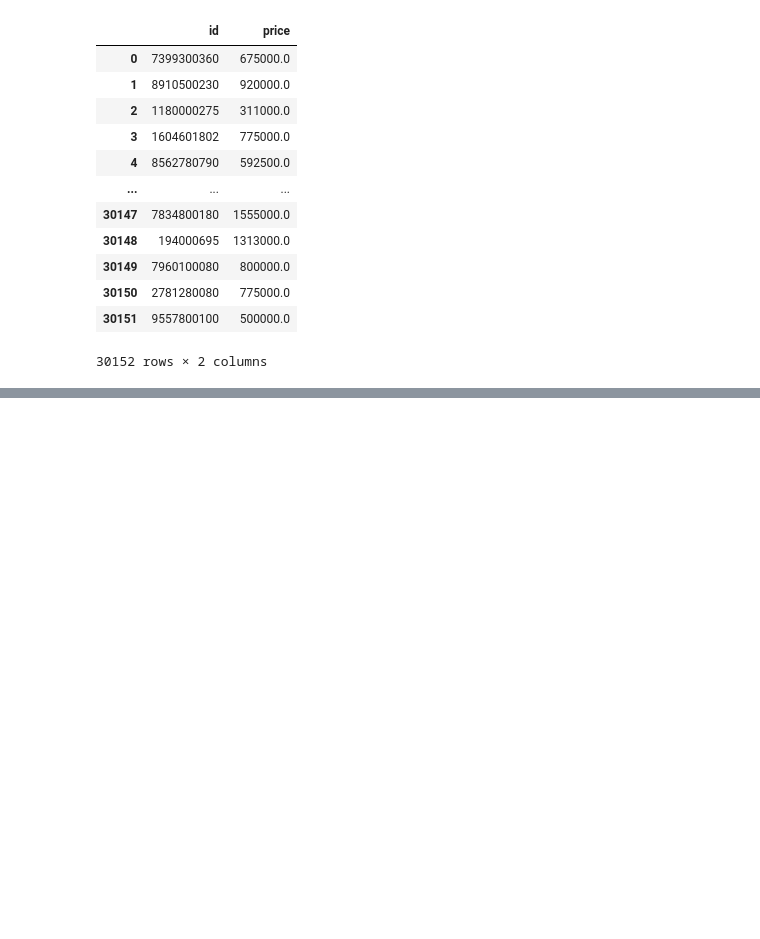
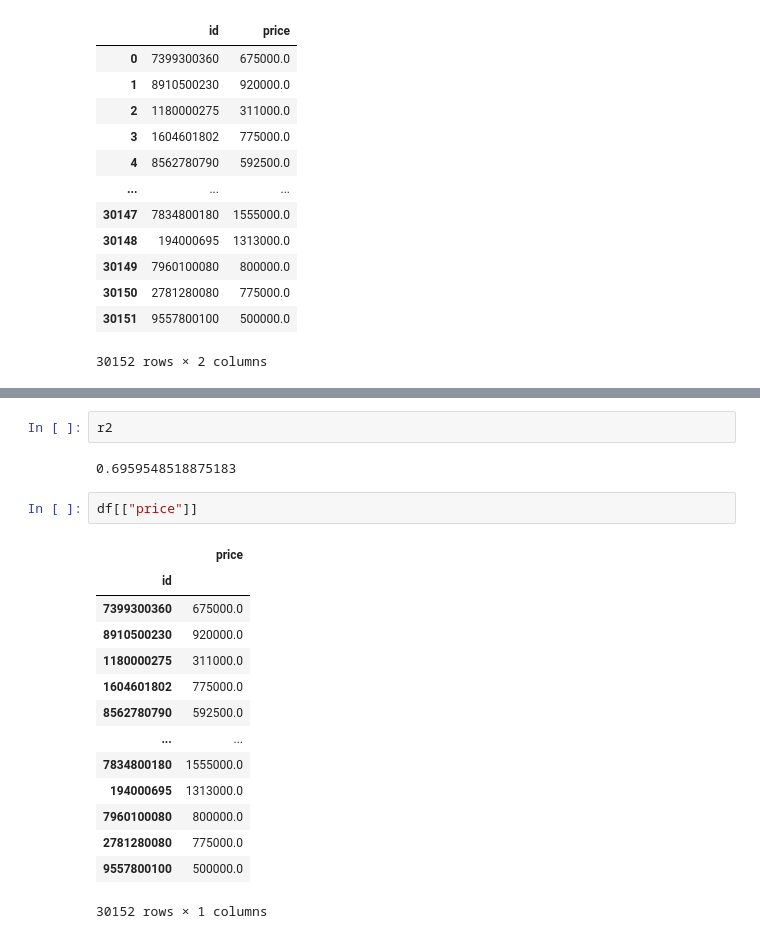
Before and after one commit to alexanderdaffara/HousingSalesRegression, a Jupyter notebook: Andre_Notebook.ipynb, the cells around one changed output, grey strips where cells are left out. Cells and saved outputs as stored; diff of their text form; blank space fills up the shorter version.

```diff
--- a/Andre_Notebook.ipynb
+++ b/Andre_Notebook.ipynb
@@ -1161,0 +1350,21 @@ Int64Index([414, 345, 236,  44, 324, 241,  34,  54,  82, 188,
+# %%
+r2
+# %% [output]
+0.6959548518875183
+# %%
+df[["price"]]
+# %% [output]
+|  | price |
+| id |  |
+| 7399300360 | 675000.0 |
+| 8910500230 | 920000.0 |
+| 1180000275 | 311000.0 |
+| 1604601802 | 775000.0 |
+| 8562780790 | 592500.0 |
+| ... | ... |
+| 7834800180 | 1555000.0 |
+| 194000695 | 1313000.0 |
+| 7960100080 | 800000.0 |
+| 2781280080 | 775000.0 |
+| 9557800100 | 500000.0 |
+30152 rows × 1 columns
```
Also changed, not shown: parts of 16 cells of this notebook.
